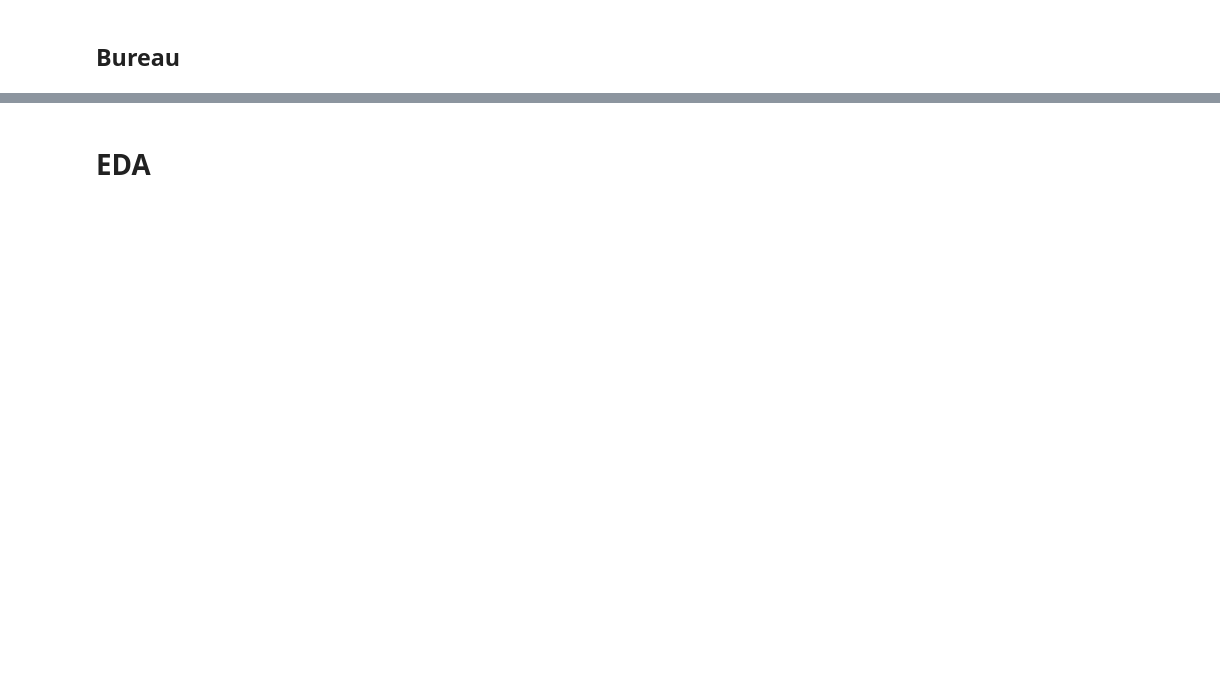
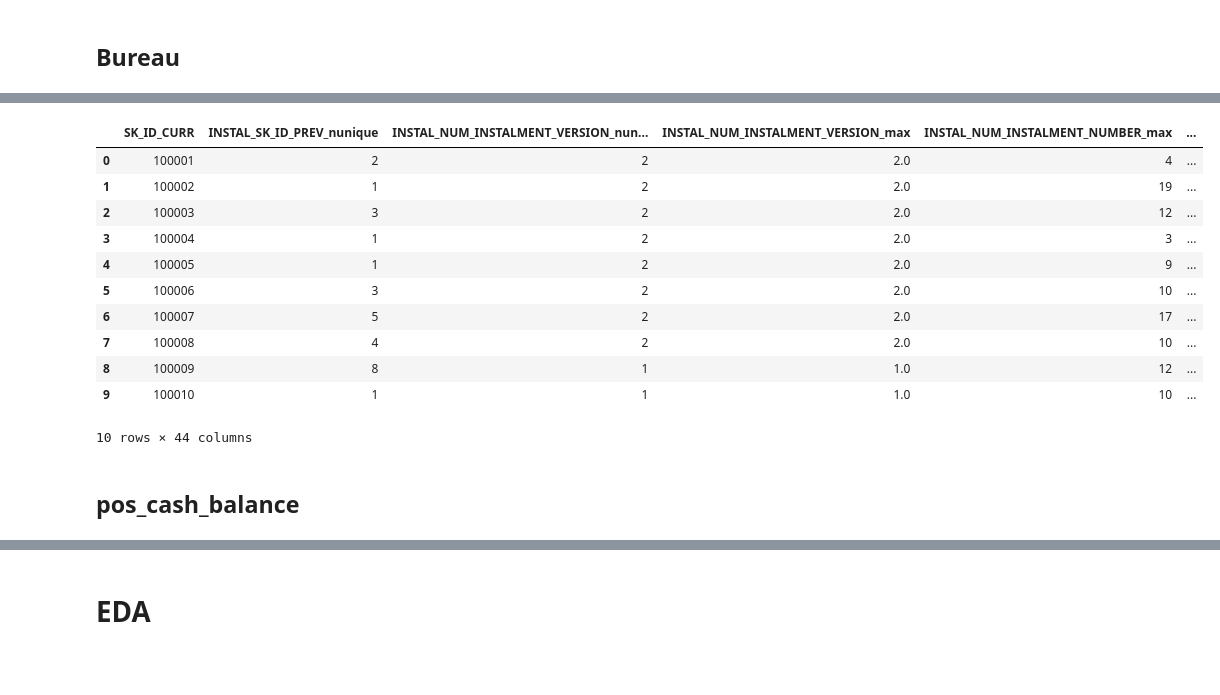
Before and after one commit to FernandoRossell/credit-portfolio-risk-optimization, a Jupyter notebook: develop.ipynb, the cells around one changed output, grey strips where cells are left out. Cells and saved outputs as stored; diff of their text form; code cells hidden in the pictures; blank space fills up the shorter version.

```diff
--- a/develop.ipynb
+++ b/develop.ipynb
@@ -218,0 +510,17 @@ prev_application
+# %%
+installments_summary.head(10)
+# %% [output]
+|  | SK_ID_CURR | INSTAL_SK_ID_PREV_nunique | INSTAL_NUM_INSTALMENT_VERSION_nun... | INSTAL_NUM_INSTALMENT_VERSION_max | INSTAL_NUM_INSTALMENT_NUMBER_max | ... |
+| 0 | 100001 | 2 | 2 | 2.0 | 4 | ... |
+| 1 | 100002 | 1 | 2 | 2.0 | 19 | ... |
+| 2 | 100003 | 3 | 2 | 2.0 | 12 | ... |
+| 3 | 100004 | 1 | 2 | 2.0 | 3 | ... |
+| 4 | 100005 | 1 | 2 | 2.0 | 9 | ... |
+| 5 | 100006 | 3 | 2 | 2.0 | 10 | ... |
+| 6 | 100007 | 5 | 2 | 2.0 | 17 | ... |
+| 7 | 100008 | 4 | 2 | 2.0 | 10 | ... |
+| 8 | 100009 | 8 | 1 | 1.0 | 12 | ... |
+| 9 | 100010 | 1 | 1 | 1.0 | 10 | ... |
+10 rows × 44 columns
+# %% [markdown]
+## pos_cash_balance
```
Also changed, not shown: parts of 20 cells of this notebook.
